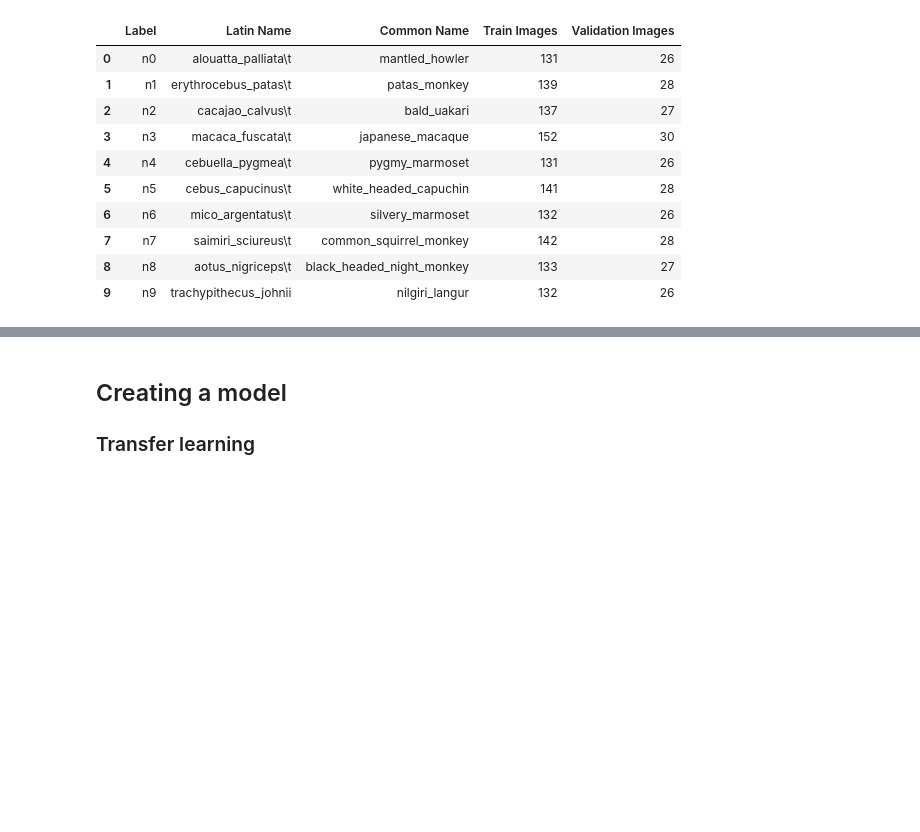
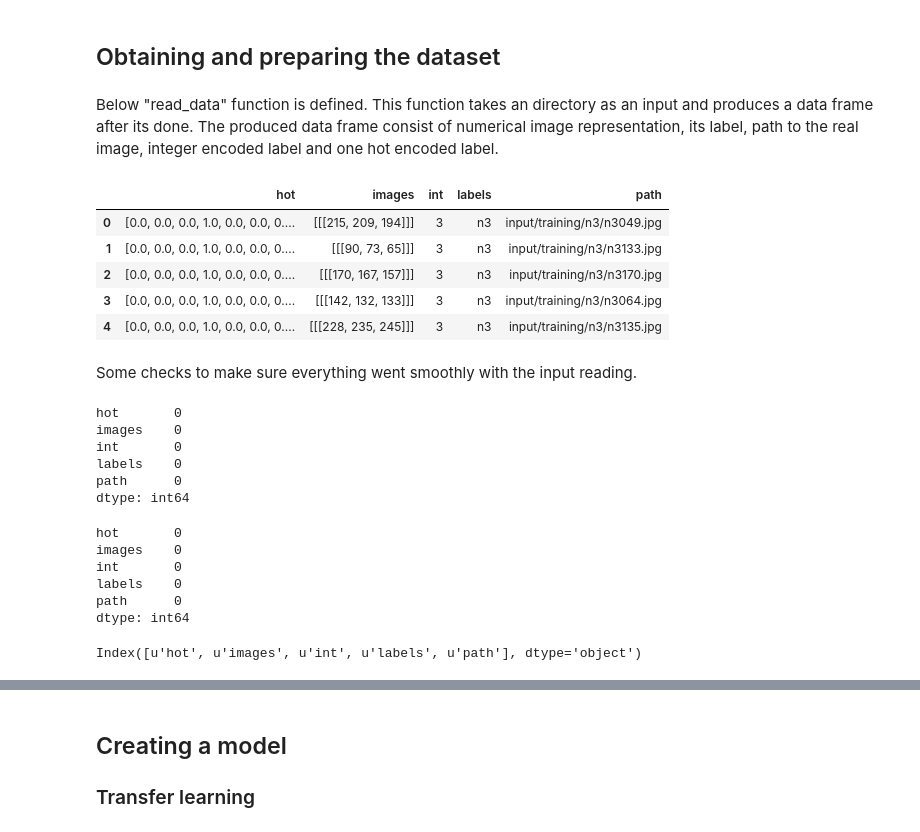
Before and after one commit to Rokasl/DeepLearning-10monkeys, a Jupyter notebook: main.ipynb, the cells around one changed output, grey strips where cells are left out. Cells and saved outputs as stored; diff of their text form; code cells hidden in the pictures; blank space fills up the shorter version.

```diff
--- a/main.ipynb
+++ b/main.ipynb
@@ -40 +68,3 @@ print('Python version: ', platform.python_version())
+# %% [markdown]
+## Obtaining and preparing the dataset
 # %%
@@ -43,19 +74,5 @@ test_dir = Path('input/validation/')
-# %%
-#label info
-info = pd.read_csv("input/monkey_labels.txt", names=['Label','Latin Name', 'Common Name','Train Images', 'Validation Images'], skiprows=1)
-info
-# %% [output]
-|  | Label | Latin Name | Common Name | Train Images | Validation Images |
-| 0 | n0 | alouatta_palliata\t | mantled_howler | 131 | 26 |
-| 1 | n1 | erythrocebus_patas\t | patas_monkey | 139 | 28 |
-| 2 | n2 | cacajao_calvus\t | bald_uakari | 137 | 27 |
-| 3 | n3 | macaca_fuscata\t | japanese_macaque | 152 | 30 |
-| 4 | n4 | cebuella_pygmea\t | pygmy_marmoset | 131 | 26 |
-| 5 | n5 | cebus_capucinus\t | white_headed_capuchin | 141 | 28 |
-| 6 | n6 | mico_argentatus\t | silvery_marmoset | 132 | 26 |
-| 7 | n7 | saimiri_sciureus\t | common_squirrel_monkey | 142 | 28 |
-| 8 | n8 | aotus_nigriceps\t | black_headed_night_monkey | 133 | 27 |
-| 9 | n9 | trachypithecus_johnii | nilgiri_langur | 132 | 26 |
+# %% [markdown]
+Below "read_data" function is defined. This function takes an directory as an input and produces a data frame after its done. The produced data frame consist of numerical image representation, its label, path to the real image, integer encoded label and one hot encoded label.
 # %%
 def read_data(filename):
     images = []
@@ -91,2 +110,35 @@ test = read_data("input/validation")
 train.to_csv('./input/train.csv', index=False)
 test.to_csv('./input/test.csv',  index=False)
+# %%
+train.head() #generated dataframe for training
+# %% [output]
+|  | hot | images | int | labels | path |
+| 0 | [0.0, 0.0, 0.0, 1.0, 0.0, 0.0, 0.... | [[[215, 209, 194]]] | 3 | n3 | input/training/n3/n3049.jpg |
+| 1 | [0.0, 0.0, 0.0, 1.0, 0.0, 0.0, 0.... | [[[90, 73, 65]]] | 3 | n3 | input/training/n3/n3133.jpg |
+| 2 | [0.0, 0.0, 0.0, 1.0, 0.0, 0.0, 0.... | [[[170, 167, 157]]] | 3 | n3 | input/training/n3/n3170.jpg |
+| 3 | [0.0, 0.0, 0.0, 1.0, 0.0, 0.0, 0.... | [[[142, 132, 133]]] | 3 | n3 | input/training/n3/n3064.jpg |
+| 4 | [0.0, 0.0, 0.0, 1.0, 0.0, 0.0, 0.... | [[[228, 235, 245]]] | 3 | n3 | input/training/n3/n3135.jpg |
+# %% [markdown]
+Some checks to make sure everything went smoothly with the input reading.
+# %%
+train.isnull().sum() # checking for missing values in the dataframe
+# %% [output]
+hot       0
+images    0
+int       0
+labels    0
+path      0
+dtype: int64
+# %%
+test.isnull().sum()
+# %% [output]
+hot       0
+images    0
+int       0
+labels    0
+path      0
+dtype: int64
+# %%
+print(train.columns)
+# %% [output]
+Index([u'hot', u'images', u'int', u'labels', u'path'], dtype='object')
```
Also changed, not shown: parts of 16 cells of this notebook, 2 other files.
